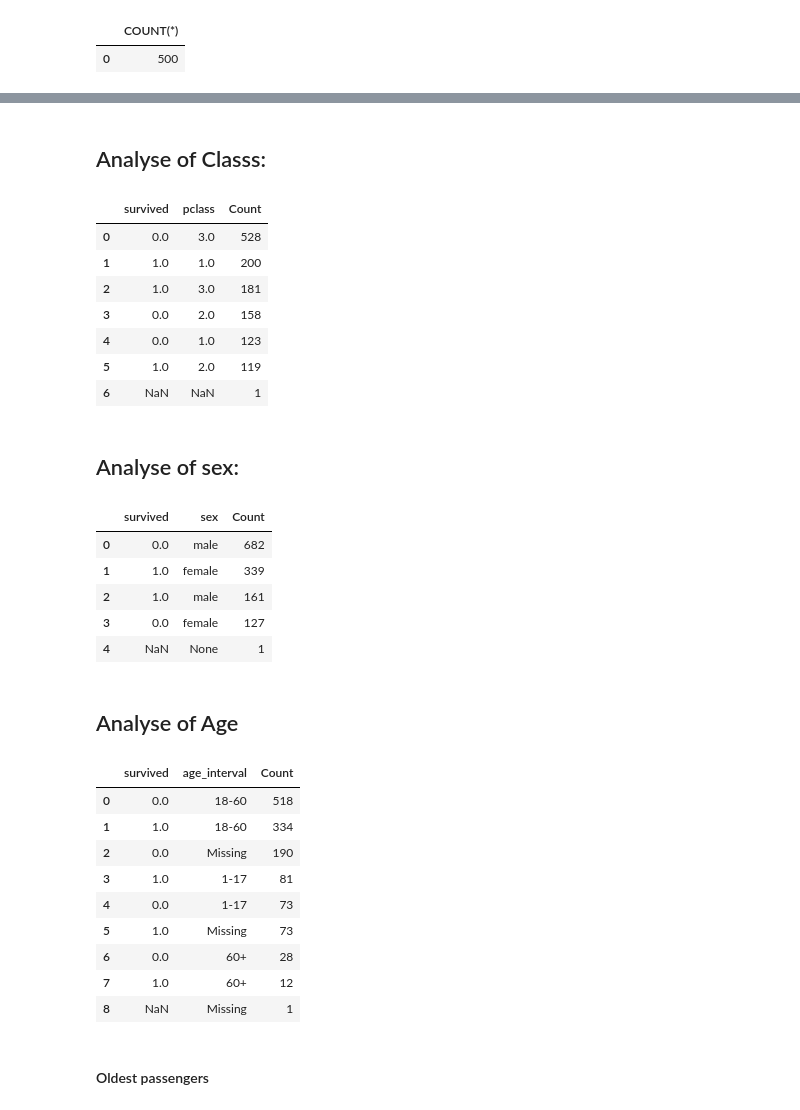
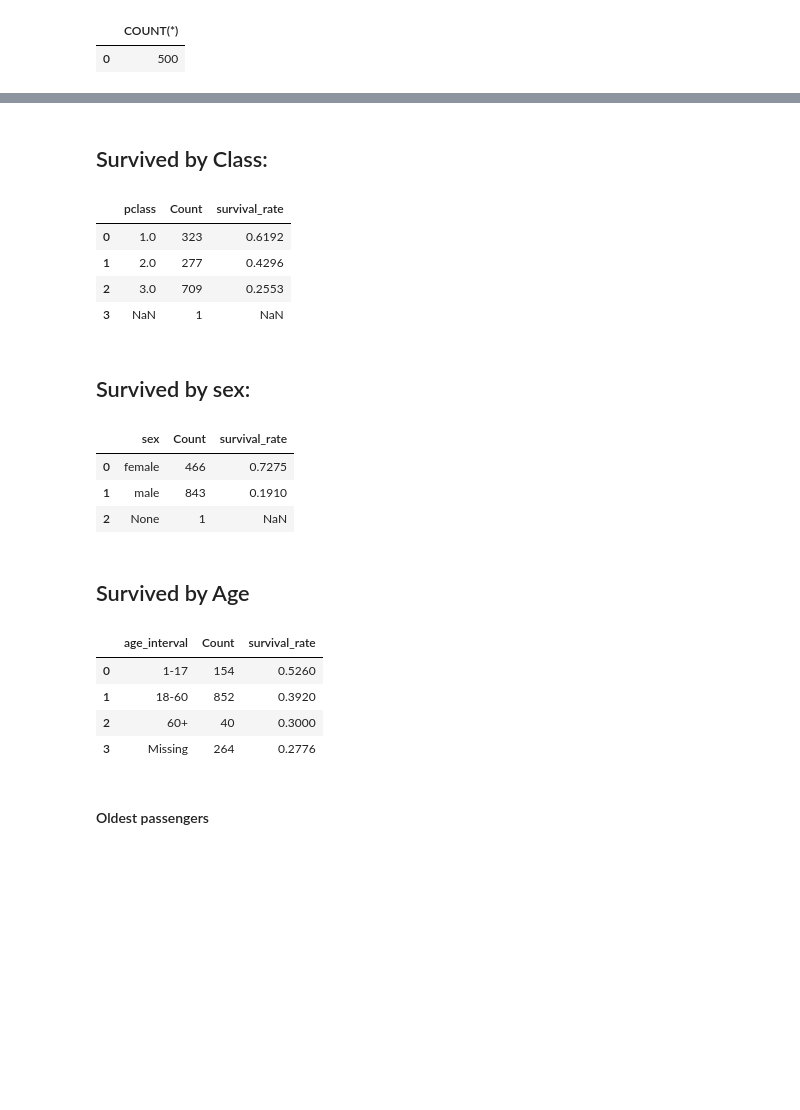
Before and after one commit to Mohamed-derbeli/SQL-for-Data-Science, a Jupyter notebook: Project_Analysis_of_Titanic_Data/Analysis_of_Titanic_Data_Using_SQL.ipynb, the cells around one changed output, grey strips where cells are left out. Drawn from its saved outputs; the diff is of its cells as text; code cells hidden in the pictures; blank space fills up the shorter version.

```diff
--- a/Project_Analysis_of_Titanic_Data/Analysis_of_Titanic_Data_Using_SQL.ipynb
+++ b/Project_Analysis_of_Titanic_Data/Analysis_of_Titanic_Data_Using_SQL.ipynb
@@ -32,0 +33,6 @@ ps.sqldf("""SELECT COUNT(*)
+# %%
+titanic=ps.sqldf("""SELECT *,
+                    SUBSTR(name, INSTR(name, ',')+2, INSTR(name, '.')-INSTR(name, ',')-2) AS title
+                    FROM titanic  """)
+# SUBSTR: Extract a substring from the text in a column (text, start position, extract n characters)
+# INSTR: returns the position of the second string in the first string.
@@ -32,0 +65,8 @@ ps.sqldf("""SELECT COUNT(*)
+# %%
+titanic=ps.sqldf("""SELECT *,
+                    CASE when title in ('Dr','Rev','Col','Major','Jonkheer','Sir','Don','Capt') and sex = 'male' then 'Mr'
+                         when title in ('Dr','Ms','the Countess','Mme','Lady','Dona') and sex = 'female' then 'Mrs'
+                         when title in ('Mlle') then 'Miss'
+                         else title
+                    END title_grouping
+                    FROM titanic """)
@@ -33,35 +85,30 @@ ps.sqldf("""SELECT COUNT(*)
 # %% [markdown]
-## Analyse of Classs:
+## Survived by Class:
 # %%
-ps.sqldf("""SELECT survived, pclass, COUNT(*) AS Count
+ps.sqldf("""SELECT pclass, COUNT(*) AS Count, round(avg(survived),4) as survival_rate
             FROM titanic
-            GROUP BY survived, pclass
-            ORDER BY Count DESC  """)
+            GROUP BY pclass
+            ORDER BY survival_rate DESC  """)
 # %% [output]
-|  | survived | pclass | Count |
-| 0 | 0.0 | 3.0 | 528 |
-| 1 | 1.0 | 1.0 | 200 |
-| 2 | 1.0 | 3.0 | 181 |
-| 3 | 0.0 | 2.0 | 158 |
-| 4 | 0.0 | 1.0 | 123 |
-| 5 | 1.0 | 2.0 | 119 |
-| 6 | NaN | NaN | 1 |
+|  | pclass | Count | survival_rate |
+| 0 | 1.0 | 323 | 0.6192 |
+| 1 | 2.0 | 277 | 0.4296 |
+| 2 | 3.0 | 709 | 0.2553 |
+| 3 | NaN | 1 | NaN |
 # %% [markdown]
-## Analyse of sex:
+## Survived by sex:
 # %%
-ps.sqldf("""SELECT survived, sex, COUNT(*) AS Count
+ps.sqldf("""SELECT sex, COUNT(*) AS Count, round(avg(survived),4) as survival_rate
             FROM titanic
-            GROUP BY survived, sex
-            ORDER BY Count DESC  """)
+            GROUP BY sex
+            ORDER BY survival_rate DESC  """)
 # %% [output]
-|  | survived | sex | Count |
-| 0 | 0.0 | male | 682 |
-| 1 | 1.0 | female | 339 |
-| 2 | 1.0 | male | 161 |
-| 3 | 0.0 | female | 127 |
-| 4 | NaN | None | 1 |
+|  | sex | Count | survival_rate |
+| 0 | female | 466 | 0.7275 |
+| 1 | male | 843 | 0.1910 |
+| 2 | None | 1 | NaN |
 # %% [markdown]
-## Analyse of Age
+## Survived by Age
 # %%
 titanic=ps.sqldf(""" SELECT *,
                      CASE WHEN age is NULL THEN 'Missing'
@@ -71,22 +118,17 @@ titanic=ps.sqldf(""" SELECT *,
                      END AS age_interval
                      FROM titanic """)
 # %%
-ps.sqldf(""" SELECT survived, age_interval, COUNT(*) AS Count
+ps.sqldf(""" SELECT age_interval, COUNT(*) AS Count, round(avg(survived),4) as survival_rate
              FROM titanic
-             GROUP BY survived, age_interval
-             ORDER BY Count DESC
-             limit 10""")
+             GROUP BY age_interval
+             ORDER BY survival_rate DESC
+             """)
 # %% [output]
-|  | survived | age_interval | Count |
-| 0 | 0.0 | 18-60 | 518 |
-| 1 | 1.0 | 18-60 | 334 |
-| 2 | 0.0 | Missing | 190 |
-| 3 | 1.0 | 1-17 | 81 |
-| 4 | 0.0 | 1-17 | 73 |
-| 5 | 1.0 | Missing | 73 |
-| 6 | 0.0 | 60+ | 28 |
-| 7 | 1.0 | 60+ | 12 |
-| 8 | NaN | Missing | 1 |
+|  | age_interval | Count | survival_rate |
+| 0 | 1-17 | 154 | 0.5260 |
+| 1 | 18-60 | 852 | 0.3920 |
+| 2 | 60+ | 40 | 0.3000 |
+| 3 | Missing | 264 | 0.2776 |
 # %% [markdown]
 #### Oldest passengers
 # %%
```
Also changed, not shown: parts of 15 cells of this notebook.
